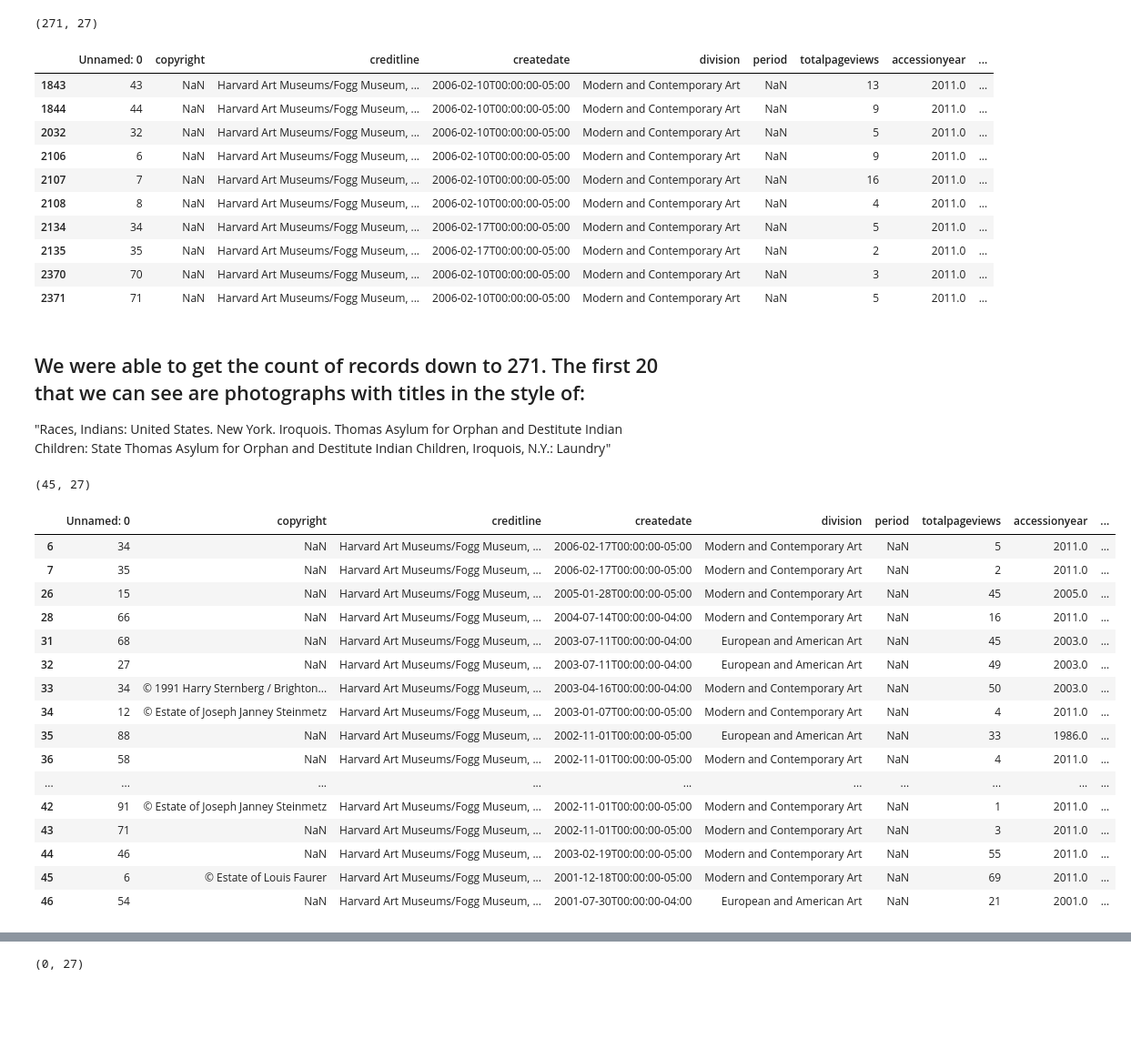
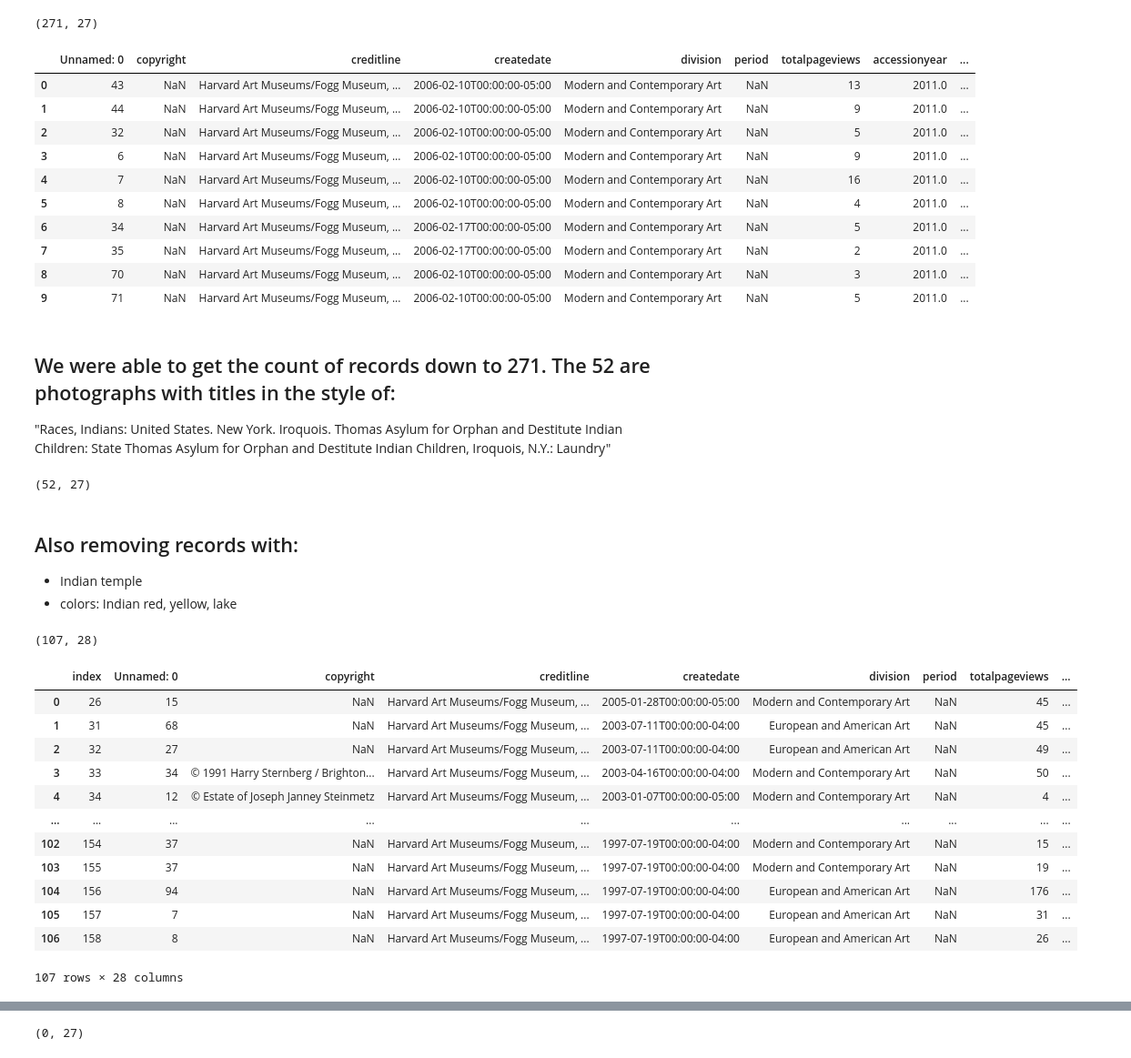
Before and after one commit to bridget-mullen/Art_Data_Project, a Jupyter notebook: EDA_bias_terms.ipynb, the cells around one changed output, grey strips where cells are left out. Shown at 91% size. Saved outputs shown, nothing was run; the diff lists cells and outputs as text; code cells hidden in the pictures; blank space fills up the shorter version.

```diff
--- a/EDA_bias_terms.ipynb
+++ b/EDA_bias_terms.ipynb
@@ -68,7 +69,7 @@ squaw_df = search_string_in_dataframe(df, 'squaw')
 # %%
 print(squaw_df.shape)
 pd.set_option('display.max_columns', None)
-pd.set_option('display.max_colwidth', 150)
+pd.set_option('display.max_colwidth', 50)
 display(squaw_df)
 print(squaw_df.title)
 # %% [output]
@@ -91,8 +92,8 @@ ne_df.to_csv('ne.csv')
 # %%
 print(f"There are {ne_df.shape[0]} entries with negro in a field.")
 pd.set_option('display.max_columns', None)
-pd.set_option('display.max_colwidth', None)
-display(ne_df[:10])
+pd.set_option('display.max_colwidth', 50)
+display(ne_df[:5])
 # %% [output]
 There are 306 entries with negro in a field.
 |  | Unnamed: 0 | copyright | creditline | createdate | division | period | totalpageviews | accessionyear | ... |
@@ -265,45 +273,50 @@ ind_df.shape
 (271, 27)
 # %%
 display(ind_df[:10])
-ind_df.to_csv('indian.csv')
 # %% [output]
 |  | Unnamed: 0 | copyright | creditline | createdate | division | period | totalpageviews | accessionyear | ... |
-| 1843 | 43 | NaN | Harvard Art Museums/Fogg Museum, ... | 2006-02-10T00:00:00-05:00 | Modern and Contemporary Art | NaN | 13 | 2011.0 | ... |
-| 1844 | 44 | NaN | Harvard Art Museums/Fogg Museum, ... | 2006-02-10T00:00:00-05:00 | Modern and Contemporary Art | NaN | 9 | 2011.0 | ... |
-| 2032 | 32 | NaN | Harvard Art Museums/Fogg Museum, ... | 2006-02-10T00:00:00-05:00 | Modern and Contemporary Art | NaN | 5 | 2011.0 | ... |
-| 2106 | 6 | NaN | Harvard Art Museums/Fogg Museum, ... | 2006-02-10T00:00:00-05:00 | Modern and Contemporary Art | NaN | 9 | 2011.0 | ... |
-| 2107 | 7 | NaN | Harvard Art Museums/Fogg Museum, ... | 2006-02-10T00:00:00-05:00 | Modern and Contemporary Art | NaN | 16 | 2011.0 | ... |
-| 2108 | 8 | NaN | Harvard Art Museums/Fogg Museum, ... | 2006-02-10T00:00:00-05:00 | Modern and Contemporary Art | NaN | 4 | 2011.0 | ... |
-| 2134 | 34 | NaN | Harvard Art Museums/Fogg Museum, ... | 2006-02-17T00:00:00-05:00 | Modern and Contemporary Art | NaN | 5 | 2011.0 | ... |
-| 2135 | 35 | NaN | Harvard Art Museums/Fogg Museum, ... | 2006-02-17T00:00:00-05:00 | Modern and Contemporary Art | NaN | 2 | 2011.0 | ... |
-| 2370 | 70 | NaN | Harvard Art Museums/Fogg Museum, ... | 2006-02-10T00:00:00-05:00 | Modern and Contemporary Art | NaN | 3 | 2011.0 | ... |
-| 2371 | 71 | NaN | Harvard Art Museums/Fogg Museum, ... | 2006-02-10T00:00:00-05:00 | Modern and Contemporary Art | NaN | 5 | 2011.0 | ... |
+| 0 | 43 | NaN | Harvard Art Museums/Fogg Museum, ... | 2006-02-10T00:00:00-05:00 | Modern and Contemporary Art | NaN | 13 | 2011.0 | ... |
+| 1 | 44 | NaN | Harvard Art Museums/Fogg Museum, ... | 2006-02-10T00:00:00-05:00 | Modern and Contemporary Art | NaN | 9 | 2011.0 | ... |
+| 2 | 32 | NaN | Harvard Art Museums/Fogg Museum, ... | 2006-02-10T00:00:00-05:00 | Modern and Contemporary Art | NaN | 5 | 2011.0 | ... |
+| 3 | 6 | NaN | Harvard Art Museums/Fogg Museum, ... | 2006-02-10T00:00:00-05:00 | Modern and Contemporary Art | NaN | 9 | 2011.0 | ... |
+| 4 | 7 | NaN | Harvard Art Museums/Fogg Museum, ... | 2006-02-10T00:00:00-05:00 | Modern and Contemporary Art | NaN | 16 | 2011.0 | ... |
+| 5 | 8 | NaN | Harvard Art Museums/Fogg Museum, ... | 2006-02-10T00:00:00-05:00 | Modern and Contemporary Art | NaN | 4 | 2011.0 | ... |
+| 6 | 34 | NaN | Harvard Art Museums/Fogg Museum, ... | 2006-02-17T00:00:00-05:00 | Modern and Contemporary Art | NaN | 5 | 2011.0 | ... |
+| 7 | 35 | NaN | Harvard Art Museums/Fogg Museum, ... | 2006-02-17T00:00:00-05:00 | Modern and Contemporary Art | NaN | 2 | 2011.0 | ... |
+| 8 | 70 | NaN | Harvard Art Museums/Fogg Museum, ... | 2006-02-10T00:00:00-05:00 | Modern and Contemporary Art | NaN | 3 | 2011.0 | ... |
+| 9 | 71 | NaN | Harvard Art Museums/Fogg Museum, ... | 2006-02-10T00:00:00-05:00 | Modern and Contemporary Art | NaN | 5 | 2011.0 | ... |
 # %% [markdown]
-## We were able to get the count of records down to 271. The first 20 that we can see are photographs with titles in the style of:
+## We were able to get the count of records down to 271. The 52 are photographs with titles in the style of:
 "Races, Indians: United States. New York. Iroquois. Thomas Asylum for Orphan and Destitute Indian Children: State Thomas Asylum for Orphan and Destitute Indian Children, Iroquois, N.Y.: Laundry"
 # %%
-races_ind_df= search_string_in_dataframe(ind_df, 'Races, Indians')
+races_ind_df= search_string_in_dataframe(ind_df, 'Races')
 races_ind_df.shape
 # %% [output]
-(45, 27)
+(52, 27)
+# %% [markdown]
+## Also removing records with:
+* Indian temple
+* colors: Indian red, yellow, lake
+# %%
+ind_df =ind_df[~ind_df.title.str.contains('|'.join(['Indian temple', 'Indian Red', "Indian red",
+                                                    'Indian Yellow','Indian lake', 'Indian Lake','Amerindians', 'Indian Summer']),case=False )]
 # %%
 not_races_ind_df = ind_df.merge(races_ind_df, how='left', indicator=True).query('_merge == "left_only"').drop(columns=['_merge'])
-display(not_races_ind_df[:20])
+not_races_ind_df.reset_index(inplace = True)
+print(not_races_ind_df.shape)
+display(not_races_ind_df)
 # %% [output]
+(107, 28)
-|  | Unnamed: 0 | copyright | creditline | createdate | division | period | totalpageviews | accessionyear | ... |
-| 6 | 34 | NaN | Harvard Art Museums/Fogg Museum, ... | 2006-02-17T00:00:00-05:00 | Modern and Contemporary Art | NaN | 5 | 2011.0 | ... |
-| 7 | 35 | NaN | Harvard Art Museums/Fogg Museum, ... | 2006-02-17T00:00:00-05:00 | Modern and Contemporary Art | NaN | 2 | 2011.0 | ... |
-| 26 | 15 | NaN | Harvard Art Museums/Fogg Museum, ... | 2005-01-28T00:00:00-05:00 | Modern and Contemporary Art | NaN | 45 | 2005.0 | ... |
-| 28 | 66 | NaN | Harvard Art Museums/Fogg Museum, ... | 2004-07-14T00:00:00-04:00 | Modern and Contemporary Art | NaN | 16 | 2011.0 | ... |
-| 31 | 68 | NaN | Harvard Art Museums/Fogg Museum, ... | 2003-07-11T00:00:00-04:00 | European and American Art | NaN | 45 | 2003.0 | ... |
-| 32 | 27 | NaN | Harvard Art Museums/Fogg Museum, ... | 2003-07-11T00:00:00-04:00 | European and American Art | NaN | 49 | 2003.0 | ... |
-| 33 | 34 | © 1991 Harry Sternberg / Brighton... | Harvard Art Museums/Fogg Museum, ... | 2003-04-16T00:00:00-04:00 | Modern and Contemporary Art | NaN | 50 | 2003.0 | ... |
-| 34 | 12 | © Estate of Joseph Janney Steinmetz | Harvard Art Museums/Fogg Museum, ... | 2003-01-07T00:00:00-05:00 | Modern and Contemporary Art | NaN | 4 | 2011.0 | ... |
-| 35 | 88 | NaN | Harvard Art Museums/Fogg Museum, ... | 2002-11-01T00:00:00-05:00 | European and American Art | NaN | 33 | 1986.0 | ... |
-| 36 | 58 | NaN | Harvard Art Museums/Fogg Museum, ... | 2002-11-01T00:00:00-05:00 | Modern and Contemporary Art | NaN | 4 | 2011.0 | ... |
+|  | index | Unnamed: 0 | copyright | creditline | createdate | division | period | totalpageviews | ... |
+| 0 | 26 | 15 | NaN | Harvard Art Museums/Fogg Museum, ... | 2005-01-28T00:00:00-05:00 | Modern and Contemporary Art | NaN | 45 | ... |
+| 1 | 31 | 68 | NaN | Harvard Art Museums/Fogg Museum, ... | 2003-07-11T00:00:00-04:00 | European and American Art | NaN | 45 | ... |
+| 2 | 32 | 27 | NaN | Harvard Art Museums/Fogg Museum, ... | 2003-07-11T00:00:00-04:00 | European and American Art | NaN | 49 | ... |
+| 3 | 33 | 34 | © 1991 Harry Sternberg / Brighton... | Harvard Art Museums/Fogg Museum, ... | 2003-04-16T00:00:00-04:00 | Modern and Contemporary Art | NaN | 50 | ... |
+| 4 | 34 | 12 | © Estate of Joseph Janney Steinmetz | Harvard Art Museums/Fogg Museum, ... | 2003-01-07T00:00:00-05:00 | Modern and Contemporary Art | NaN | 4 | ... |
 | ... | ... | ... | ... | ... | ... | ... | ... | ... | ... |
-| 42 | 91 | © Estate of Joseph Janney Steinmetz | Harvard Art Museums/Fogg Museum, ... | 2002-11-01T00:00:00-05:00 | Modern and Contemporary Art | NaN | 1 | 2011.0 | ... |
-| 43 | 71 | NaN | Harvard Art Museums/Fogg Museum, ... | 2002-11-01T00:00:00-05:00 | Modern and Contemporary Art | NaN | 3 | 2011.0 | ... |
-| 44 | 46 | NaN | Harvard Art Museums/Fogg Museum, ... | 2003-02-19T00:00:00-05:00 | Modern and Contemporary Art | NaN | 55 | 2011.0 | ... |
-| 45 | 6 | © Estate of Louis Faurer | Harvard Art Museums/Fogg Museum, ... | 2001-12-18T00:00:00-05:00 | Modern and Contemporary Art | NaN | 69 | 2011.0 | ... |
-| 46 | 54 | NaN | Harvard Art Museums/Fogg Museum, ... | 2001-07-30T00:00:00-04:00 | European and American Art | NaN | 21 | 2001.0 | ... |
+| 102 | 154 | 37 | NaN | Harvard Art Museums/Fogg Museum, ... | 1997-07-19T00:00:00-04:00 | Modern and Contemporary Art | NaN | 15 | ... |
+| 103 | 155 | 37 | NaN | Harvard Art Museums/Fogg Museum, ... | 1997-07-19T00:00:00-04:00 | Modern and Contemporary Art | NaN | 19 | ... |
+| 104 | 156 | 94 | NaN | Harvard Art Museums/Fogg Museum, ... | 1997-07-19T00:00:00-04:00 | European and American Art | NaN | 176 | ... |
+| 105 | 157 | 7 | NaN | Harvard Art Museums/Fogg Museum, ... | 1997-07-19T00:00:00-04:00 | European and American Art | NaN | 31 | ... |
+| 106 | 158 | 8 | NaN | Harvard Art Museums/Fogg Museum, ... | 1997-07-19T00:00:00-04:00 | European and American Art | NaN | 26 | ... |
+107 rows × 28 columns
```
Also changed, not shown: parts of 31 cells of this notebook.
